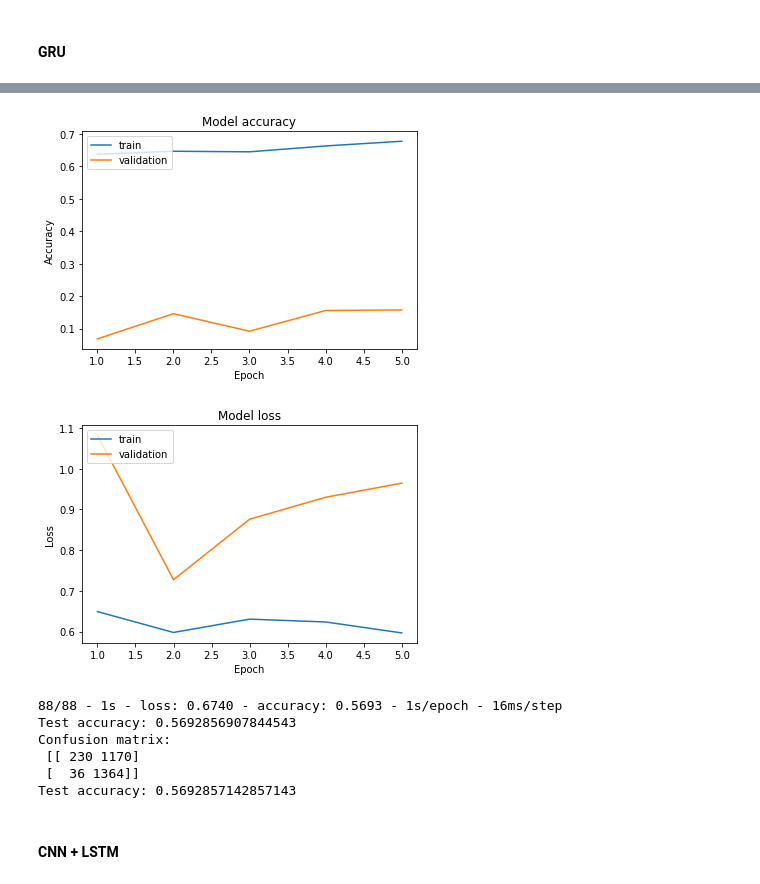
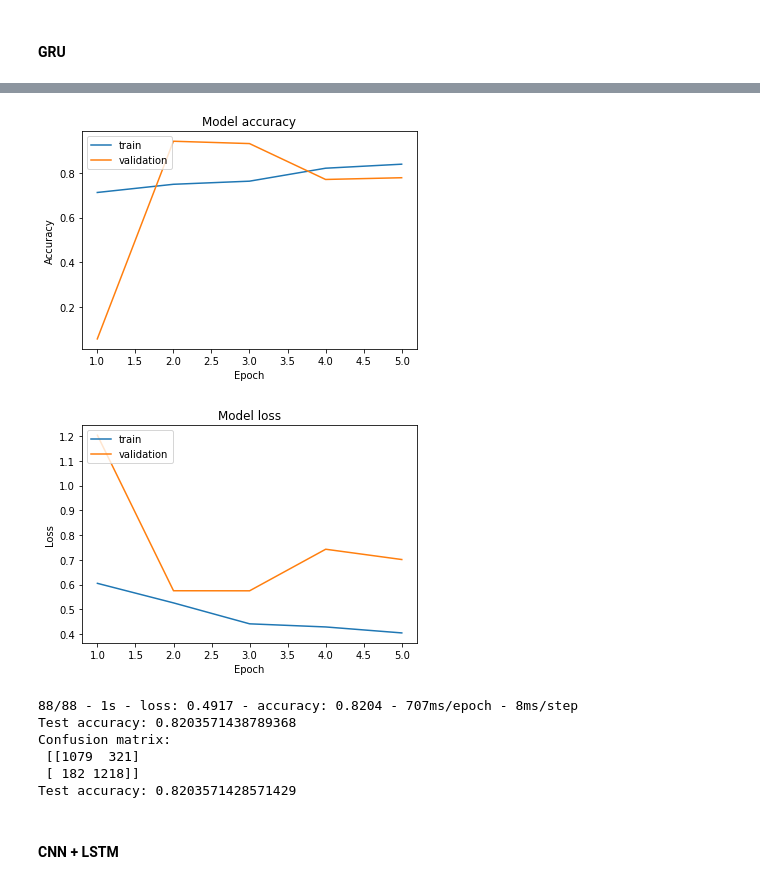
Before and after one commit to azwidodo/Tugas-Akhir-5, a Jupyter notebook: 07_all_models.ipynb, the cells around one changed output, grey strips where cells are left out. Cells and saved outputs as stored; diff of their text form; code cells hidden in the pictures.

```diff
--- a/07_all_models.ipynb
+++ b/07_all_models.ipynb
@@ -329,6 +355,26 @@ BATCH_SIZE = 64
 
 # callbacks = [EarlyStopping(monitor='val_loss')]
 
-history = model.fit(x_train_padded, ytrain, batch_size=BATCH_SIZE, epochs=EPOCHS, verbose=1, validation_split=0.2)
+tic = time.time()
+history = model.fit(x_train_padded, ytrain, batch_size=BATCH_SIZE, epochs=EPOCHS, verbose=1, validation_split=0.3)
+toc = time.time()
+
+print(f"Training time for GRU: {toc - tic}")
+
+# Plot accuracy and loss
+
+plot_history(history)
+
+# Evaluate model
+
+loss, accuracy = model.evaluate(x_test_padded, ytest, verbose=2)
+
+print(f"Test accuracy: {accuracy}")
+
+_y_pred = model.predict(x_test_padded)
+y_pred = np.round(_y_pred)
+
+print(f"Confusion matrix: \n {confusion_matrix(ytest, y_pred)}")
+print(f"Test accuracy: {accuracy_score(ytest, y_pred)}")
 # %% [output]
 Epoch 1/5
@@ -344,28 +391,11 @@ Epoch 5/5
+[figure, added]
+[figure, added]
+88/88 - 1s - loss: 0.4917 - accuracy: 0.8204 - 707ms/epoch - 8ms/step
+Test accuracy: 0.8203571438789368
+Confusion matrix:
+ [[1079  321]
+ [ 182 1218]]
+Test accuracy: 0.8203571428571429
-# %%
-# Plot accuracy and loss
-
-plot_history(history)
-
-# Evaluate model
-
-loss, accuracy = model.evaluate(x_test_padded, ytest, verbose=2)
-
-print(f"Test accuracy: {accuracy}")
-
-_y_pred = model.predict(x_test_padded)
-y_pred = np.round(_y_pred)
-
-print(f"Confusion matrix: \n {confusion_matrix(ytest, y_pred)}")
-print(f"Test accuracy: {accuracy_score(ytest, y_pred)}")
-# %% [output]
-[figure, removed]
-[figure, removed]
-88/88 - 1s - loss: 0.6740 - accuracy: 0.5693 - 1s/epoch - 16ms/step
-Test accuracy: 0.5692856907844543
-Confusion matrix:
- [[ 230 1170]
- [  36 1364]]
-Test accuracy: 0.5692857142857143
 # %% [markdown]
 #### CNN + LSTM
 # %%
```
Also changed, not shown: parts of 19 cells of this notebook, 3 other files.
